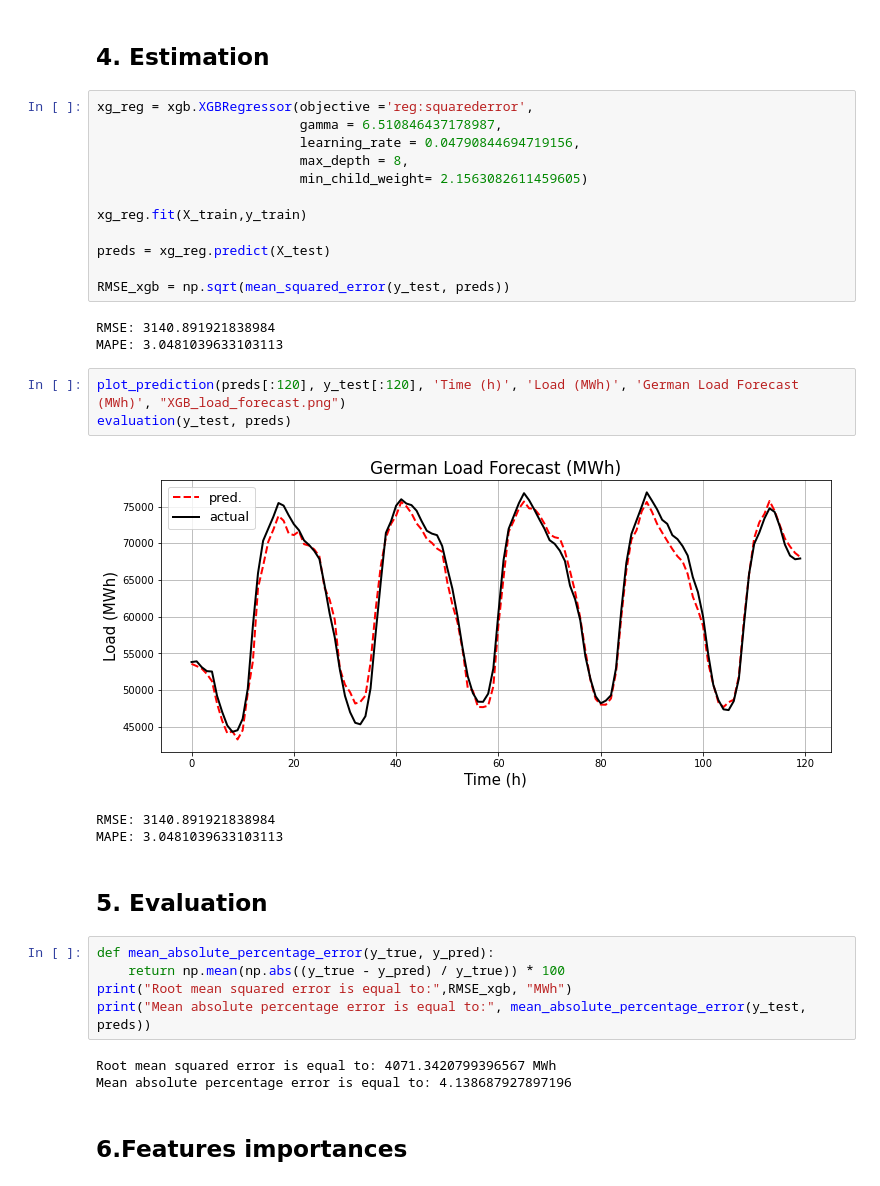
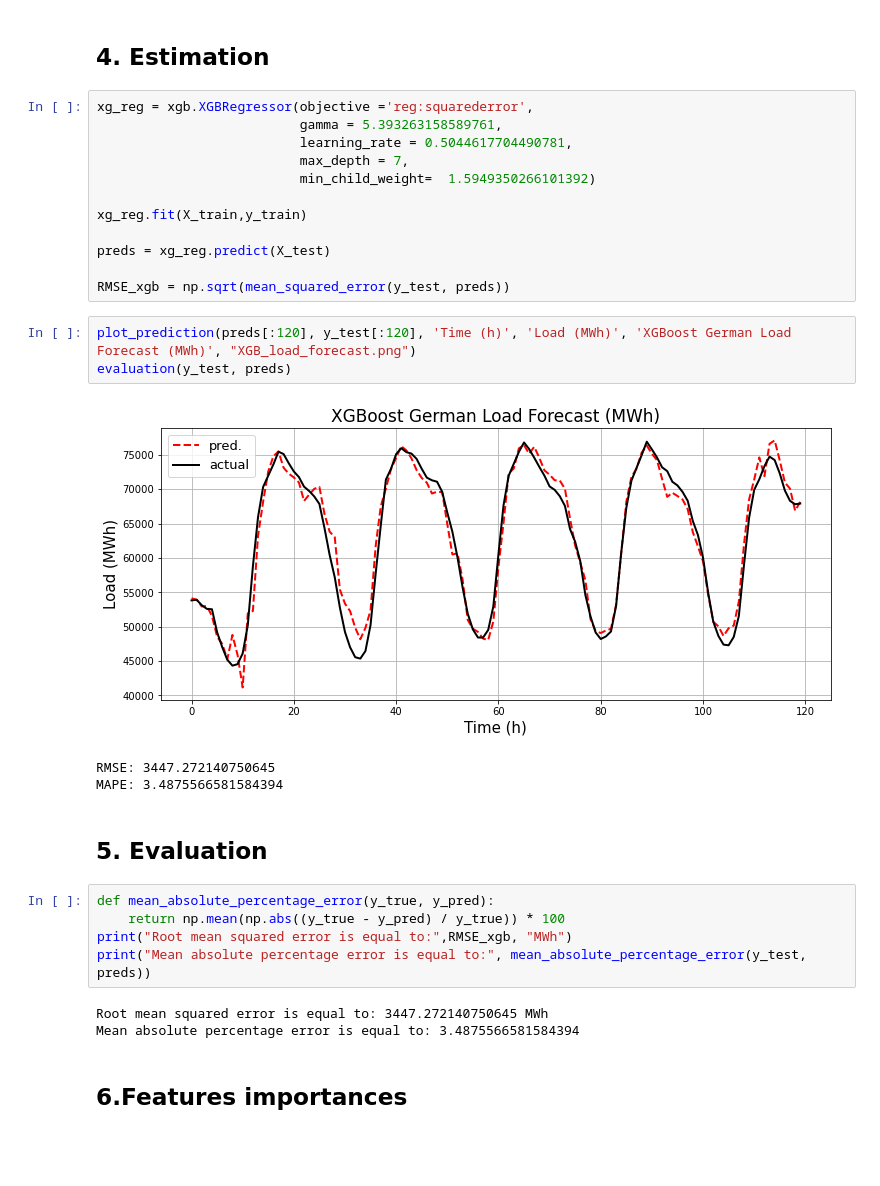
Before and after one commit to bigotj/Supervised-project-Electricity-Forecast-, a Jupyter notebook: XGBoost.ipynb, the cells around one changed output. Cells and saved outputs as stored; diff of their text form; blank space fills up the shorter version.

```diff
--- a/XGBoost.ipynb
+++ b/XGBoost.ipynb
@@ -119,26 +119,23 @@ Parameters: {'gamma': 9.528933301966102, 'learning_rate': 0.70602349735729, 'max
 ## 4. Estimation
 # %%
 xg_reg = xgb.XGBRegressor(objective ='reg:squarederror',
-                          gamma = 6.510846437178987,
-                          learning_rate = 0.04790844694719156,
-                          max_depth = 8,
-                          min_child_weight= 2.1563082611459605)
+                          gamma = 5.393263158589761,
+                          learning_rate = 0.5044617704490781,
+                          max_depth = 7,
+                          min_child_weight=  1.5949350266101392)
 
 xg_reg.fit(X_train,y_train)
 
 preds = xg_reg.predict(X_test)
 
 RMSE_xgb = np.sqrt(mean_squared_error(y_test, preds))
-# %% [output]
-RMSE: 3140.891921838984
-MAPE: 3.0481039633103113
 # %%
-plot_prediction(preds[:120], y_test[:120], 'Time (h)', 'Load (MWh)', 'German Load Forecast (MWh)', "XGB_load_forecast.png")
+plot_prediction(preds[:120], y_test[:120], 'Time (h)', 'Load (MWh)', 'XGBoost German Load Forecast (MWh)', "XGB_load_forecast.png")
 evaluation(y_test, preds)
 # %% [output]
-[figure, old version]
+[figure, new version]
-RMSE: 3140.891921838984
-MAPE: 3.0481039633103113
+RMSE: 3447.272140750645
+MAPE: 3.4875566581584394
 # %% [markdown]
 ## 5. Evaluation
 # %%
@@ -147,8 +144,8 @@ def mean_absolute_percentage_error(y_true, y_pred):
 print("Root mean squared error is equal to:",RMSE_xgb, "MWh")
 print("Mean absolute percentage error is equal to:", mean_absolute_percentage_error(y_test, preds))
 # %% [output]
-Root mean squared error is equal to: 4071.3420799396567 MWh
-Mean absolute percentage error is equal to: 4.138687927897196
+Root mean squared error is equal to: 3447.272140750645 MWh
+Mean absolute percentage error is equal to: 3.4875566581584394
 # %% [markdown]
 ## 6.Features importances
 # %%
```
Also changed, not shown: parts of 2 cells of this notebook.
